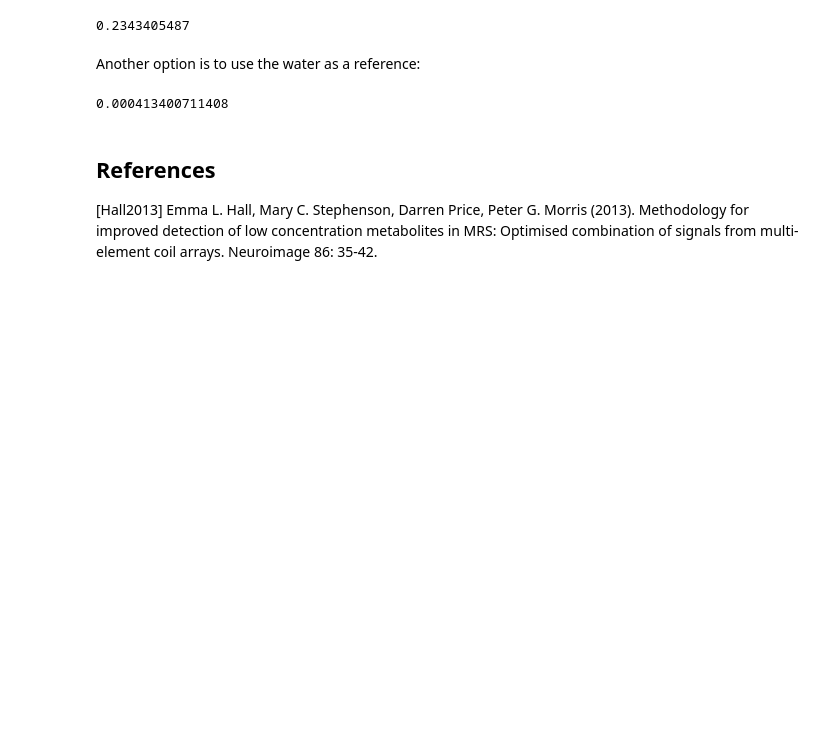
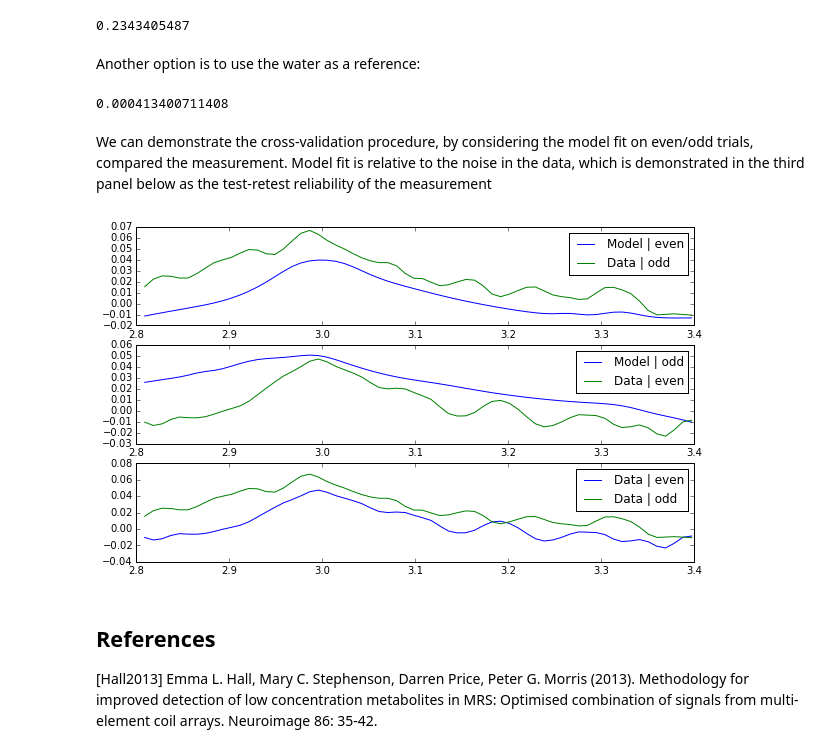
Before and after one commit to cni/MRS, a Jupyter notebook: ipynb/002-Analysis-Examples.ipynb, the cells around one changed output. Drawn from its saved outputs; the diff is of its cells as text; code cells hidden in the pictures; blank space fills up the shorter version.

```diff
--- a/ipynb/002-Analysis-Examples.ipynb
+++ b/ipynb/002-Analysis-Examples.ipynb
@@ -162,6 +162,22 @@ G.fit_water()
 print(stats.nanmean(G.gaba_auc)/stats.nanmean(G.water_auc))
 # %% [output]
 0.000413400711408
+# %% [markdown]
+We can demonstrate the cross-validation procedure, by considering the model fit on even/odd trials, compared the measurement. Model fit is relative to the noise in the data, which is demonstrated in the third panel below as the test-retest reliability of the measurement
+# %%
+fig, ax = plt.subplots(3)
+ax[0].plot(G.f_ppm[G.gaba_idx], np.nanmean(G.gaba_model[::2], 0), label='Model | even')
+ax[0].plot(G.f_ppm[G.gaba_idx], np.nanmean(G.gaba_signal[1::2], 0), label='Data | odd')
+ax[0].legend()
+ax[1].plot(G.f_ppm[G.gaba_idx], np.nanmean(G.gaba_model[1::2], 0), label='Model | odd')
+ax[1].plot(G.f_ppm[G.gaba_idx], np.nanmean(G.gaba_signal[::2], 0), label='Data | even')
+ax[1].legend()
+ax[2].plot(G.f_ppm[G.gaba_idx], np.nanmean(G.gaba_signal[::2], 0), label='Data | even')
+ax[2].plot(G.f_ppm[G.gaba_idx], np.nanmean(G.gaba_signal[1::2], 0), label='Data | odd')
+ax[2].legend()
+fig.set_size_inches([10, 6])
+# %% [output]
+[figure, added]
 # %% [markdown]
 ## References
 
```
Also changed, not shown: 2 other files.
